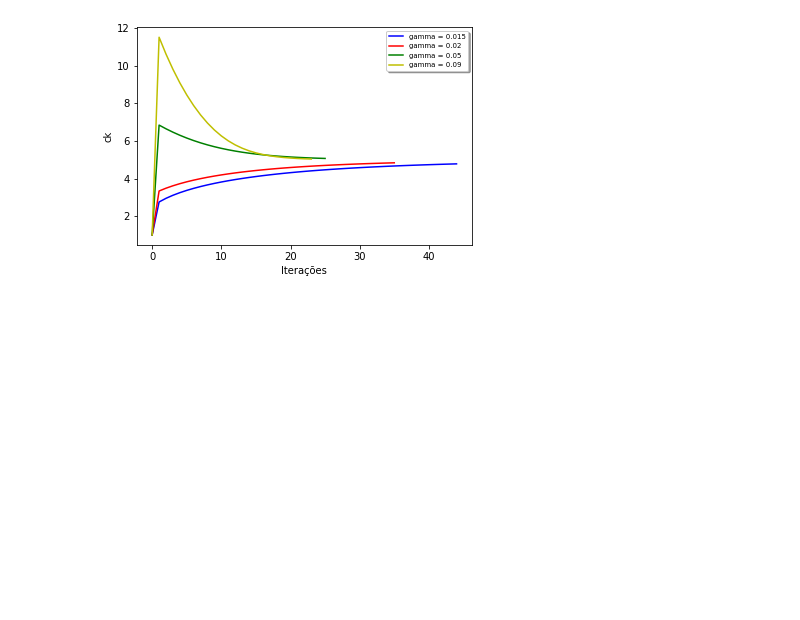
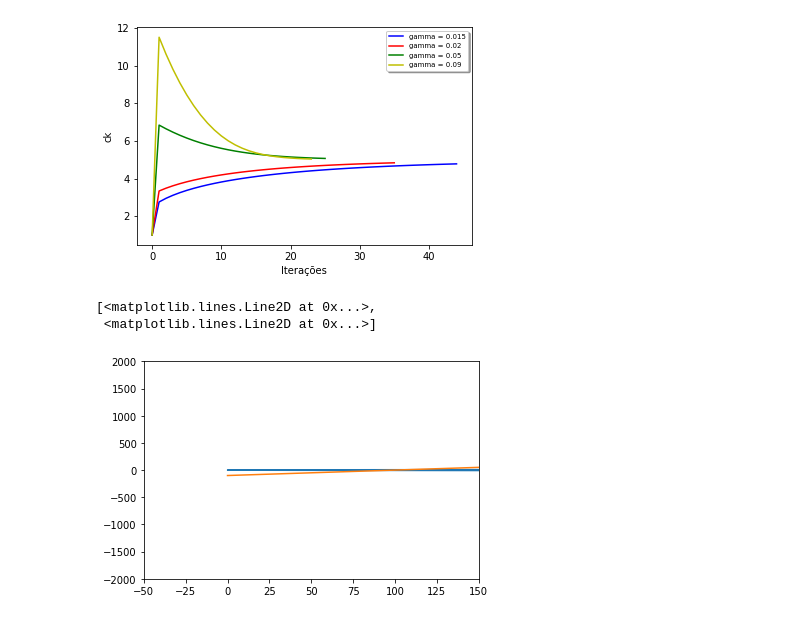
Before and after one commit to felipemateus/topicosIII, a Jupyter notebook: tópicosIII.ipynb, the cells around one changed output. Drawn from its saved outputs; the diff is of its cells as text; code cells hidden in the pictures; blank space fills up the shorter version.

```diff
--- a/tópicosIII.ipynb
+++ b/tópicosIII.ipynb
@@ -148,3 +148,18 @@ Valor encontrado: 5.069574539679879
 Numero de iterações:24
 Valor encontrado: 5.037912055364047
 [figure]
+# %%
+from matplotlib import pyplot as plt
+import numpy as np
+import math
+%matplotlib inline
+x = np.arange(-100,30e0,1)
+y = np.arange(-100,300,1)
+f = x**2 + y**2
+plt.figure()
+plt.axis([-50,150,-2000, 2000])
+plt.plot(f,x,y)
+# %% [output]
+[<matplotlib.lines.Line2D at 0x...>,
+ <matplotlib.lines.Line2D at 0x...>]
+[figure, added]
```
Also changed, not shown: parts of 1 cell of this notebook, 4 other files.
